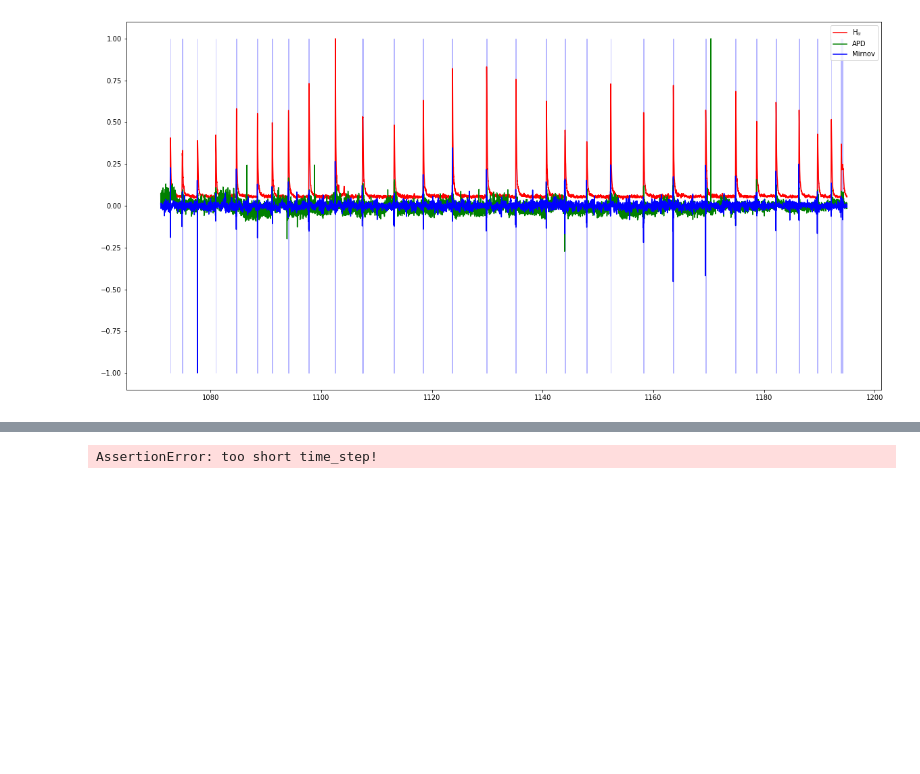
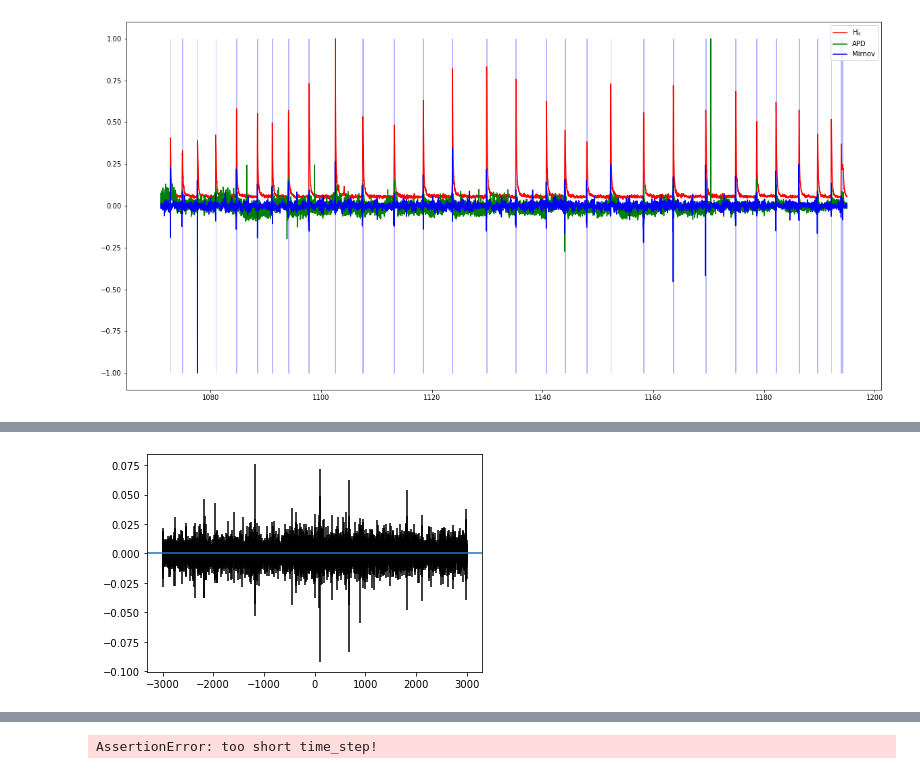
Before and after one commit to peterhalldestam/sumtraic2022, a Jupyter notebook: ipynb/7-9-2022_Halldestam.ipynb, the cells around one changed output, grey strips where cells are left out. Cells and saved outputs as stored; diff of their text form; code cells hidden in the pictures; blank space fills up the shorter version.

```diff
--- a/ipynb/7-9-2022_Halldestam.ipynb
+++ b/ipynb/7-9-2022_Halldestam.ipynb
@@ -111,3 +117,11 @@ plt.show()
+# %%
+i_elm = 10
+elm = time_Mirnov_ELMs[i_elm]
+
+plt.xcorr(s_APD, s_Mirnov, maxlags=3000)
+plt.show()
+# %% [output]
+[figure, added]
 # %%
 # finding the optimal lag p for AR(p), here we do it between two ELMs (is this reasonable to do?)
 max_lag = 30
```
Also changed, not shown: parts of 15 cells of this notebook.
